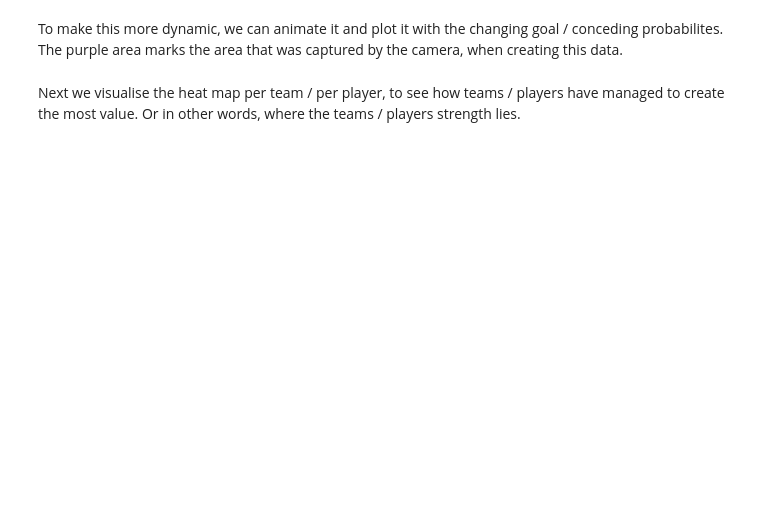
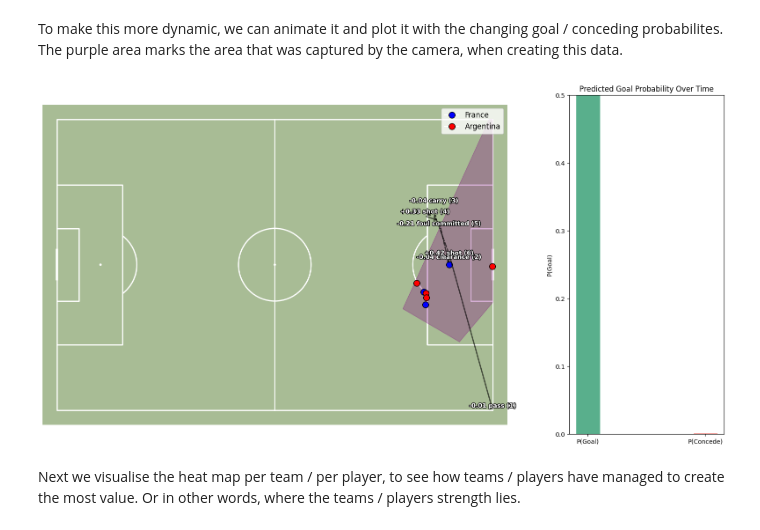
Before and after one commit to manueltuor/Data-Science-Project, a Jupyter notebook: 3_Result_Visualization.ipynb, the cells around one changed output. Cells and saved outputs as stored; diff of their text form; code cells hidden in the pictures; blank space fills up the shorter version.

```diff
--- a/3_Result_Visualization.ipynb
+++ b/3_Result_Visualization.ipynb
@@ -459,7 +472,10 @@ def animate_action_chain(df, event_id, window=6, save_path=None):
 
     plt.show()
 # %%
-animate_action_chain(df_model, SCENARIO, save_path='action_chain_animation.mp4')
+#animate_action_chain(df_model, SCENARIO, save_path='action_chain_animation.mp4')
+animate_action_chain(df_model, SCENARIO2, save_path='action_chain_animation2.mp4')
+# %% [output]
+[figure, added]
 # %% [markdown]
 Next we visualise the heat map per team / per player, to see how teams / players have managed to create the most value. Or in other words, where the teams / players strength lies.
 # %%
```
Also changed, not shown: parts of 9 cells of this notebook.
